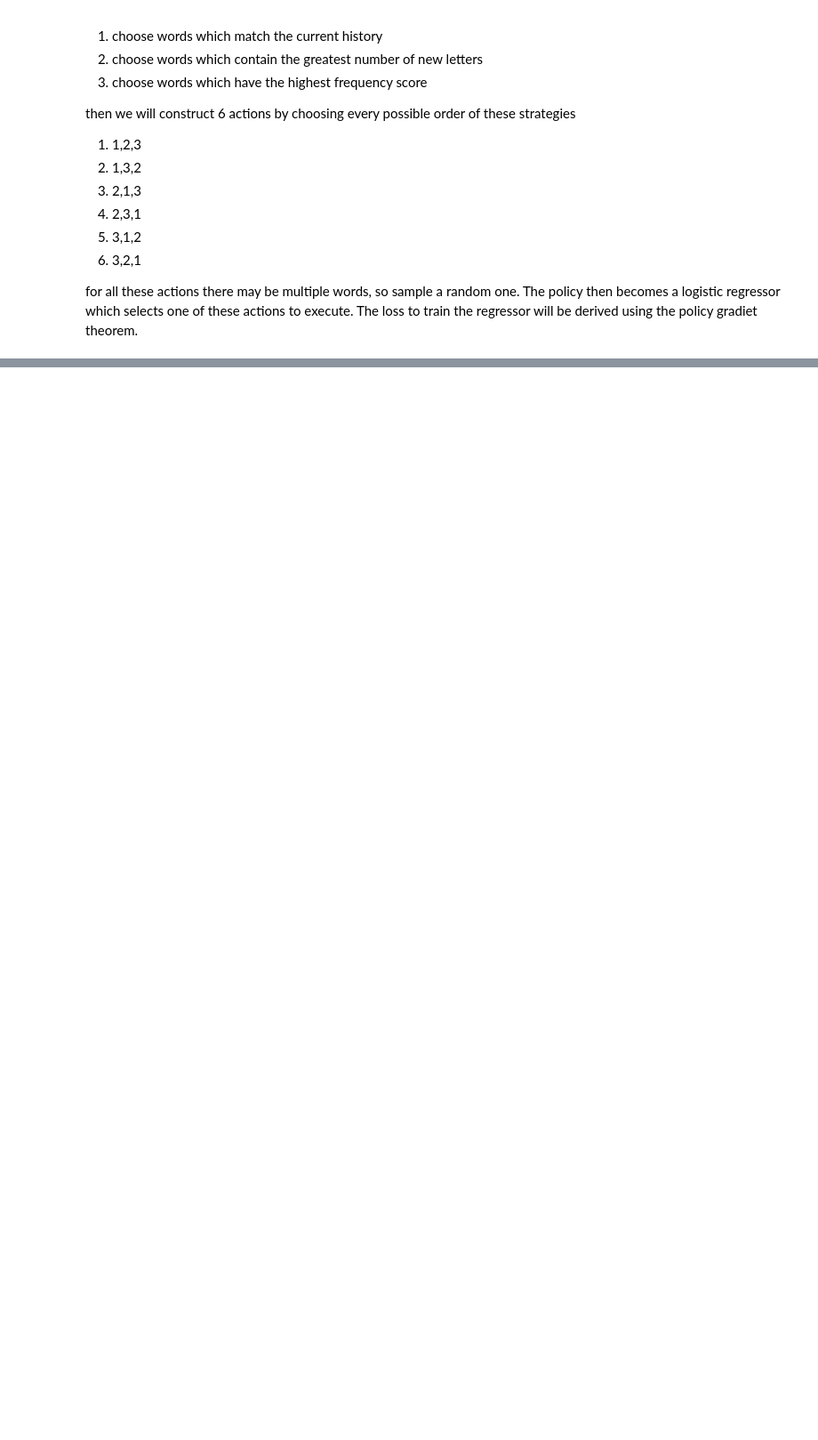
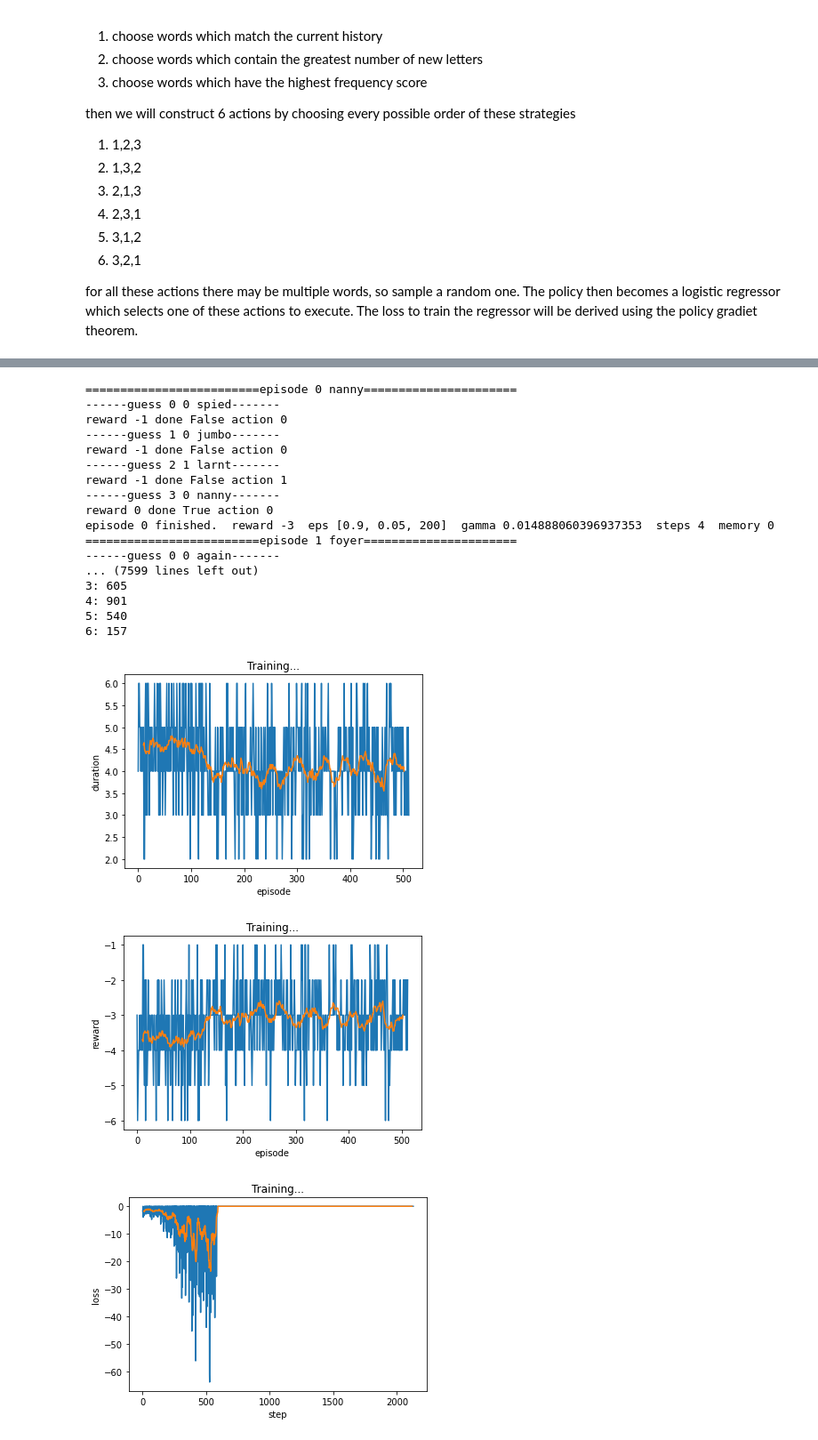
Before and after one commit to kbb29/wordle-solver, a Jupyter notebook: PolicyGradient.ipynb, the cells around one changed output, grey strips where cells are left out. Shown at 89% size. Cells and saved outputs as stored; diff of their text form; code cells hidden in the pictures; blank space fills up the shorter version.

```diff
--- a/PolicyGradient.ipynb
+++ b/PolicyGradient.ipynb
@@ -465,7 +467,7 @@ def run_experiment(model=ModelConfig(name='naive', startword=None, target_list_o
                 action_idx = sampler.sample()
                 chosen_word = policy_helper.perform_action(action_idx)
                 guesses.append(chosen_word)
-                _, reward, done = e.step(chosen_word)
+                history, reward, done = e.step(chosen_word)
                 if not done:
                     state = construct_state_tensor(guesses, history)
 
@@ -478,6 +480,8 @@ def run_experiment(model=ModelConfig(name='naive', startword=None, target_list_o
         for i,p in enumerate(performance_hist):
             print(f'{i}: {p}')
 
+        plot_performance_hist(performance_hist)
+
     return episode_durations, episode_rewards, losses, epsilons, gammas
 
 #env.render()
@@ -505,8 +551,29 @@ plot_all(*run_experiment(
 # %%
 plot_all(*run_experiment(
     model=ModelConfig(name='linear'),
     num_episodes=512,
-    training=TrainConfig(optimizer='rmprop', lr=0.01, batch_size=-1, train_interval=128, clear_memory=True),
+    training=TrainConfig(optimizer='rmsprop', lr=0.01, batch_size=-1, train_interval=128, clear_memory=True),
     seed=1,
     run_test=True
     ))
+# %% [output]
+=========================episode 0 nanny======================
+------guess 0 0 spied-------
+reward -1 done False action 0
+------guess 1 0 jumbo-------
+reward -1 done False action 0
+------guess 2 1 larnt-------
+reward -1 done False action 1
+------guess 3 0 nanny-------
+reward 0 done True action 0
+episode 0 finished.  reward -3  eps [0.9, 0.05, 200]  gamma 0.014888060396937353  steps 4  memory 0
+=========================episode 1 foyer======================
+------guess 0 0 again-------
+... (7599 lines left out)
+3: 605
+4: 901
+5: 540
+6: 157
+[figure, added]
+[figure, added]
+[figure, added]
```
Also changed, not shown: parts of 16 cells of this notebook, 4 other files.
